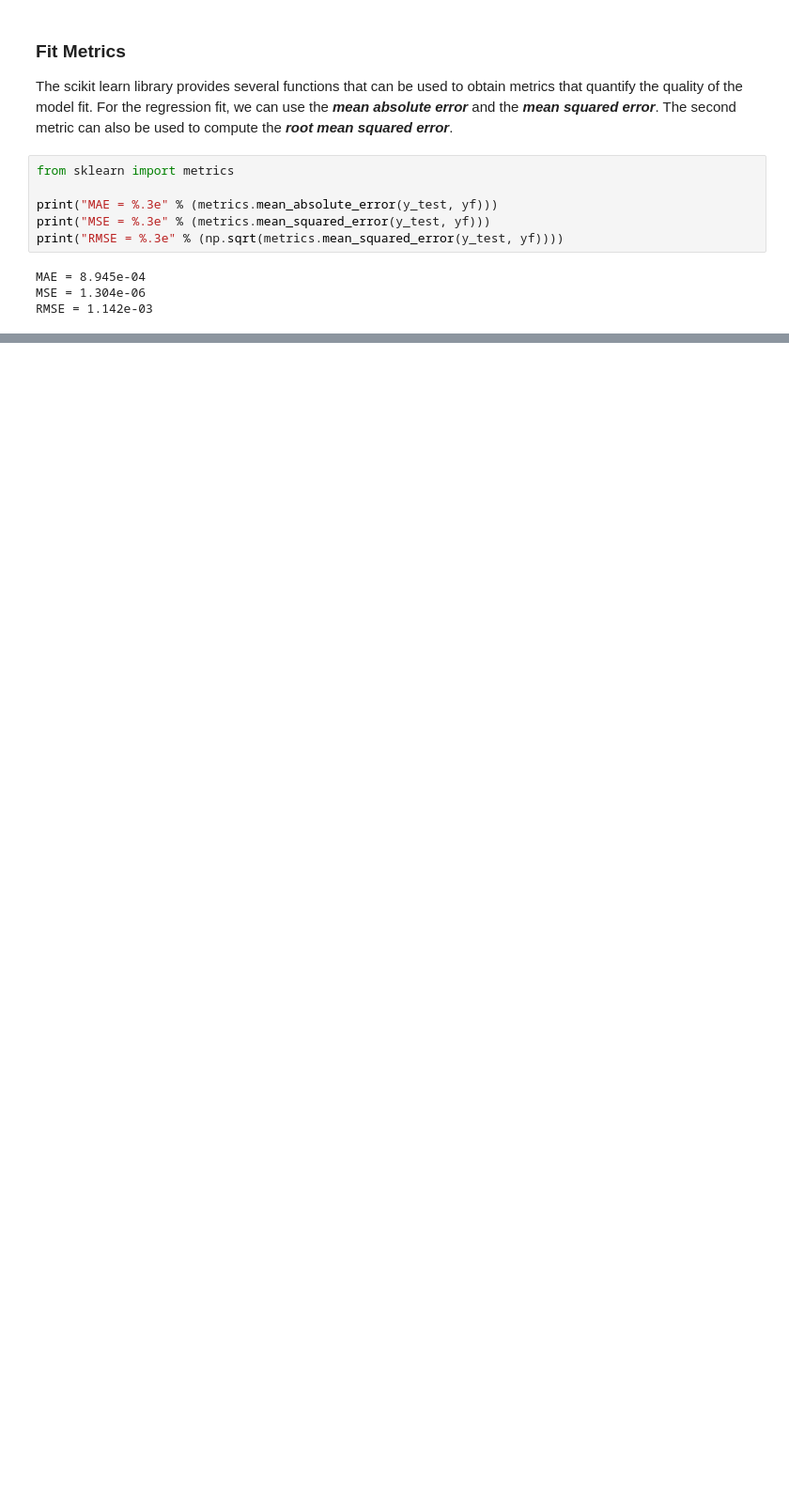
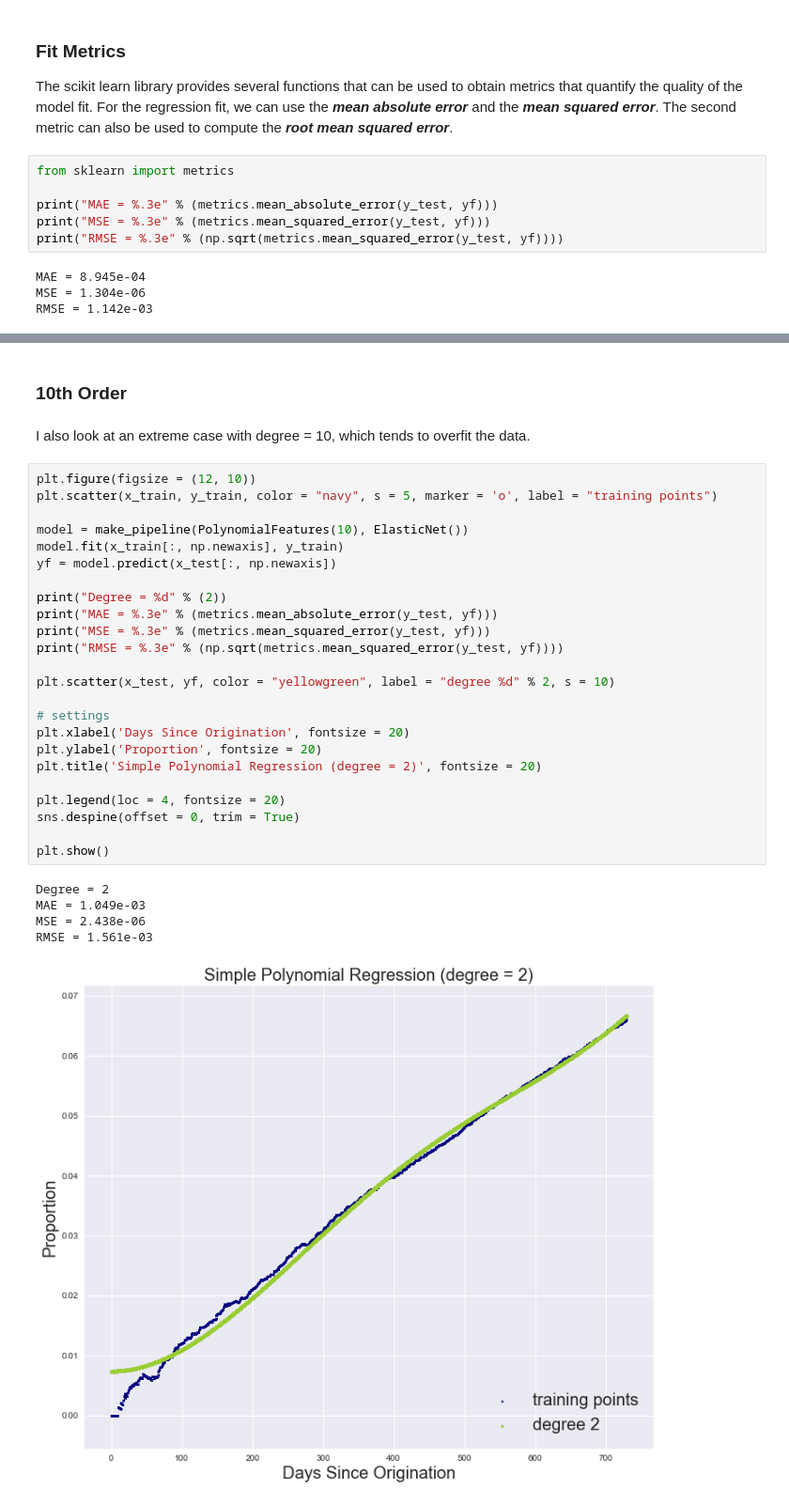
Before and after one commit to Richard-Hendricks/UIUC-Fall-2017, a Jupyter notebook: OA/Upstart Data Challenge - Yiming Gao.ipynb, the cells around one changed output, grey strips where cells are left out. Shown at 94% size. Cells and saved outputs as stored; diff of their text form; blank space fills up the shorter version.

```diff
--- a/OA/Upstart Data Challenge - Yiming Gao.ipynb
+++ b/OA/Upstart Data Challenge - Yiming Gao.ipynb
@@ -210,0 +291,34 @@ RMSE = 1.142e-03
+# %% [markdown]
+### 10th Order
+# %% [markdown]
+I also look at an extreme case with degree = 10, which tends to overfit the data.
+# %%
+plt.figure(figsize = (12, 10))
+plt.scatter(x_train, y_train, color = "navy", s = 5, marker = 'o', label = "training points")
+
+model = make_pipeline(PolynomialFeatures(10), ElasticNet())
+model.fit(x_train[:, np.newaxis], y_train)
+yf = model.predict(x_test[:, np.newaxis])
+
+print("Degree = %d" % (2))
+print("MAE = %.3e" % (metrics.mean_absolute_error(y_test, yf)))
+print("MSE = %.3e" % (metrics.mean_squared_error(y_test, yf)))
+print("RMSE = %.3e" % (np.sqrt(metrics.mean_squared_error(y_test, yf))))
+
+plt.scatter(x_test, yf, color = "yellowgreen", label = "degree %d" % 2, s = 10)
+
+# settings
+plt.xlabel('Days Since Origination', fontsize = 20)
+plt.ylabel('Proportion', fontsize = 20)
+plt.title('Simple Polynomial Regression (degree = 2)', fontsize = 20)
+
+plt.legend(loc = 4, fontsize = 20)
+sns.despine(offset = 0, trim = True)
+
+plt.show()
+# %% [output]
+Degree = 2
+MAE = 1.049e-03
+MSE = 2.438e-06
+RMSE = 1.561e-03
+[figure, added]
```
Also changed, not shown: parts of 10 cells of this notebook.
